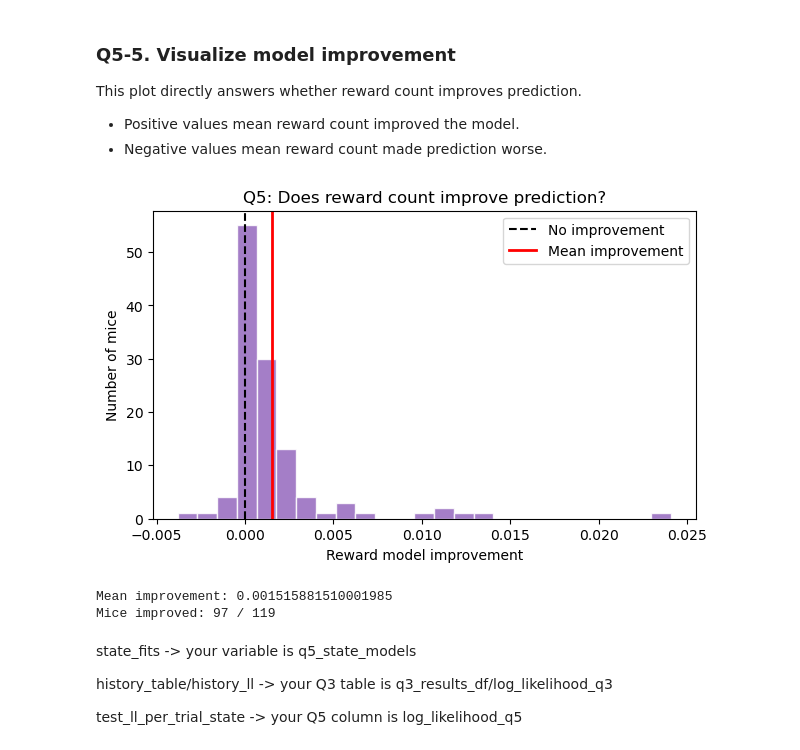
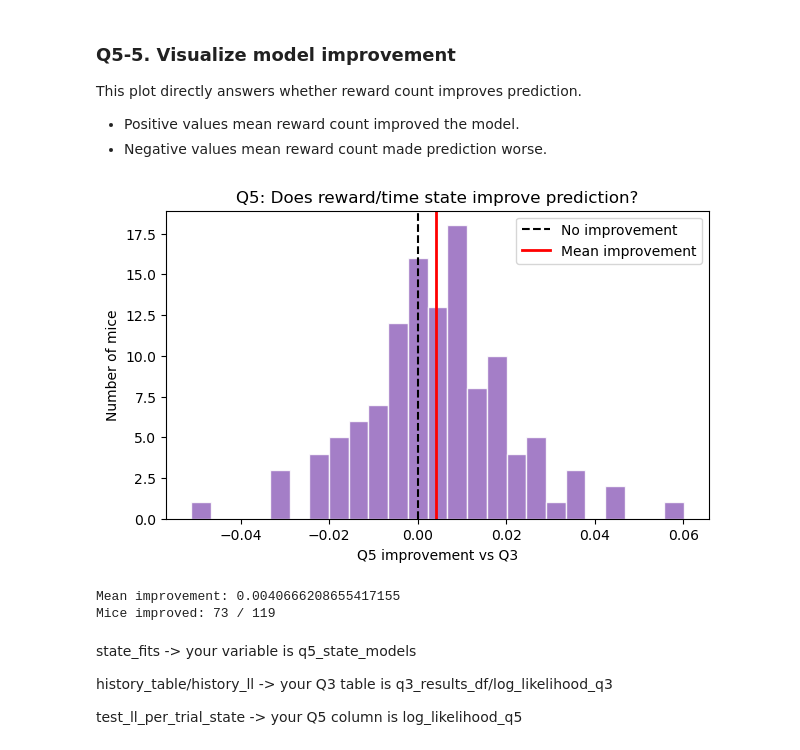
Before and after one commit to muntoka0/ibl-project, a Jupyter notebook: IBL_behavior_dataQ5.ipynb, the cells around one changed output. Cells and saved outputs as stored; diff of their text form; code cells hidden in the pictures.

```diff
--- a/IBL_behavior_dataQ5.ipynb
+++ b/IBL_behavior_dataQ5.ipynb
@@ -2654,0 +2648,17 @@ Mean reward improvement: 0.001515881510001985
+# %%
+q5_vs_q3_df = q3_results_df[['subject', 'log_likelihood_q3']].merge(
+    q5_state_results_df[['subject', 'log_likelihood_q5']],
+    on='subject',
+    how='inner'
+)
+
+q5_vs_q3_df['q5_improvement_vs_q3'] = (
+    q5_vs_q3_df['log_likelihood_q5']
+    - q5_vs_q3_df['log_likelihood_q3']
+)
+
+display(q5_vs_q3_df.head())
+
+print('Mean Q3 log likelihood:', q5_vs_q3_df['log_likelihood_q3'].mean())
+print('Mean Q5 log likelihood:', q5_vs_q3_df['log_likelihood_q5'].mean())
+print('Mean Q5 improvement:', q5_vs_q3_df['q5_improvement_vs_q3'].mean())
@@ -2662,37 +2682,37 @@ This plot directly answers whether reward count improves prediction.
 # %%
 # Q5-5. Visualize model improvement
 
-q5_plot_df = q5_solution_results_df.copy()
+q5_plot_df = q5_vs_q3_df.copy()
 
-mean_improvement = q5_plot_df['reward_improvement_vs_baseline'].mean()
-n_improved = (q5_plot_df['reward_improvement_vs_baseline'] > 0).sum()
+mean_improvement = q5_plot_df['q5_improvement_vs_q3'].mean()
+n_improved = (q5_plot_df['q5_improvement_vs_q3'] > 0).sum()
 n_total = len(q5_plot_df)
 
 plt.figure(figsize=(7, 4))
 
 plt.hist(
-    q5_plot_df['reward_improvement_vs_baseline'],
+    q5_plot_df['q5_improvement_vs_q3'],
     bins=25,
     color='tab:purple',
     edgecolor='white',
     alpha=0.85
 )
 
 plt.axvline(0, color='black', linestyle='--', label='No improvement')
 plt.axvline(mean_improvement, color='red', linewidth=2, label='Mean improvement')
 
-plt.xlabel('Reward model improvement')
+plt.xlabel('Q5 improvement vs Q3')
 plt.ylabel('Number of mice')
-plt.title('Q5: Does reward count improve prediction?')
+plt.title('Q5: Does reward/time state improve prediction?')
 plt.legend()
 plt.show()
 
 print('Mean improvement:', mean_improvement)
 print('Mice improved:', n_improved, '/', n_total)
 # %% [output]
-[figure, old version]
+[figure, new version]
-Mean improvement: 0.001515881510001985
-Mice improved: 97 / 119
+Mean improvement: 0.0040666208655417155
+Mice improved: 73 / 119
 # %% [markdown]
 state_fits -> your variable is q5_state_models
 
```
Also changed, not shown: parts of 15 cells of this notebook.
